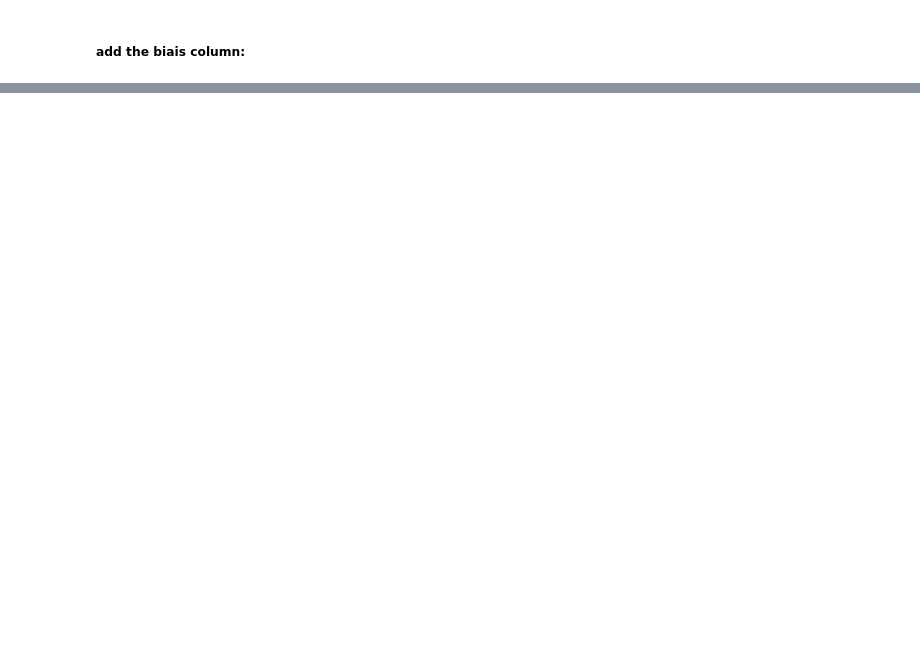
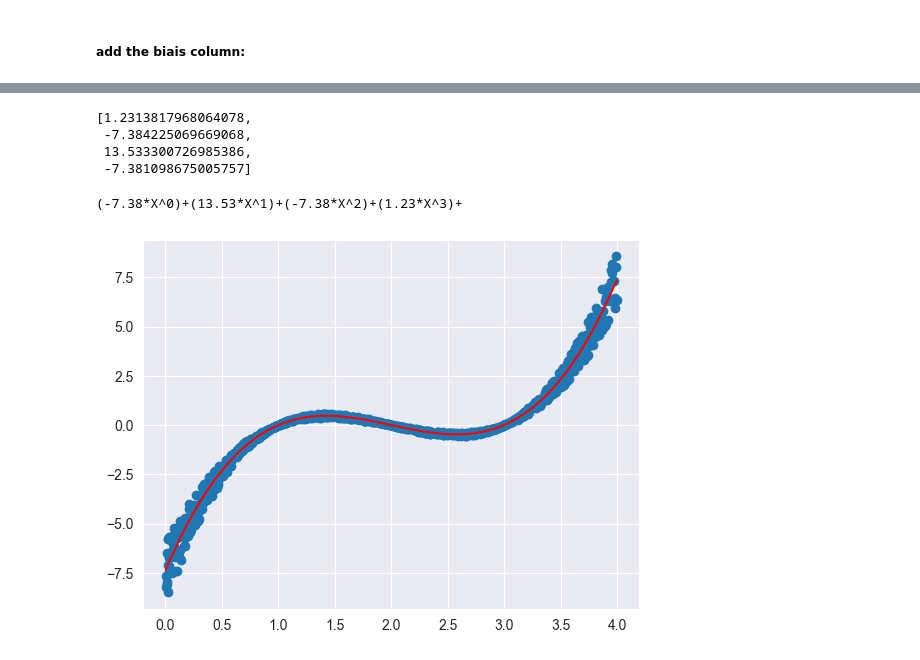
Before and after one commit to ouhammmourachid/ML, a Jupyter notebook: TD_2_v_1.ipynb, the cells around one changed output, grey strips where cells are left out. Saved outputs shown, nothing was run; the diff lists cells and outputs as text; code cells hidden in the pictures; blank space fills up the shorter version.

```diff
--- a/TD_2_v_1.ipynb
+++ b/TD_2_v_1.ipynb
@@ -69,0 +87,8 @@ learning ended
+# %%
+data_pol = pd.read_csv('./dataset_polynomial3.csv').values
+x = data_pol[1:1001,0]
+y = data_pol[1:1001,1]
+# %%
+degre_polynome = 3
+# %%
+p = np.poly1d(np.polyfit(x,y,degre_polynome))
@@ -69,0 +97,18 @@ learning ended
+# %%
+LPol
+# %% [output]
+[1.2313817968064078,
+ -7.384225069669068,
+ 13.533300726985386,
+ -7.381098675005757]
+# %%
+afficher_pol(LPol)
+# %% [output]
+(-7.38*X^0)+(13.53*X^1)+(-7.38*X^2)+(1.23*X^3)+
+# %%
+les_x = np.linspace(min(x),max(x),100)
+plt.scatter(x,y)
+plt.plot(les_x,p(les_x),c='r')
+plt.show()
+# %% [output]
+[figure, added]
```
Also changed, not shown: parts of 7 cells of this notebook, 4 other files.
